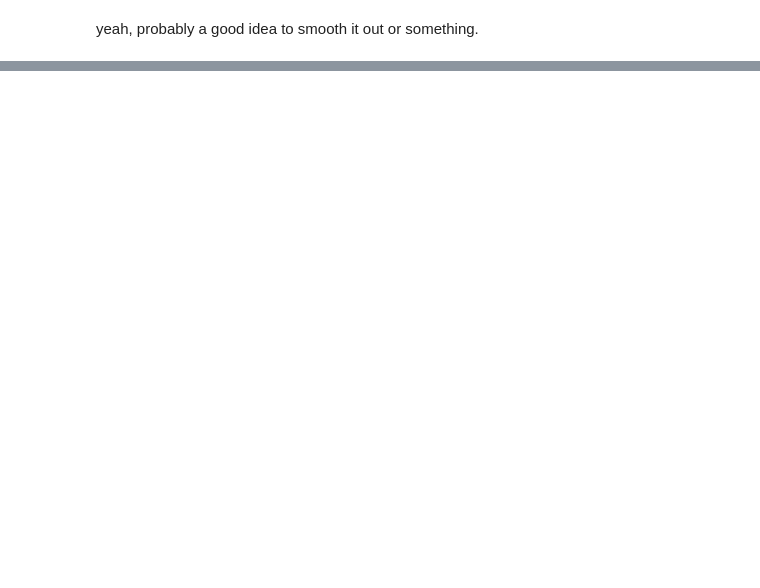
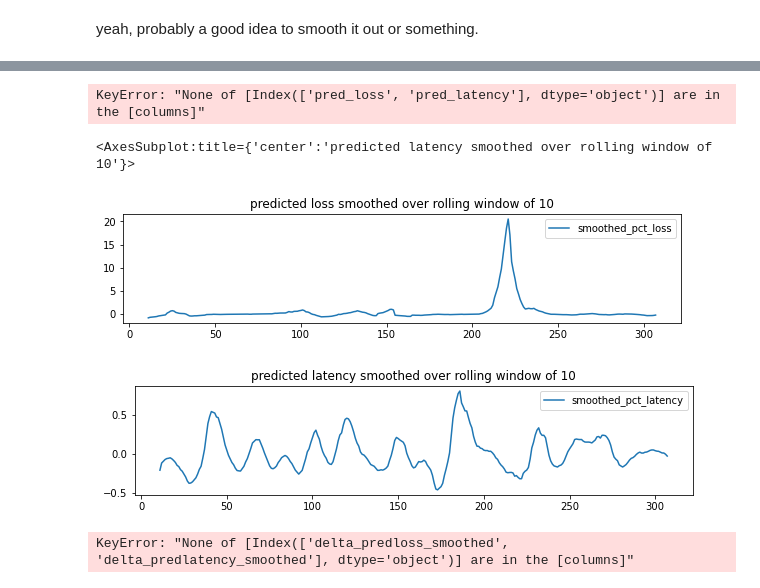
Before and after one commit to LauraDiao/Anomaly_Detectives, a Jupyter notebook: wk6.ipynb, the cells around one changed output, grey strips where cells are left out. Cells and saved outputs as stored; diff of their text form; code cells hidden in the pictures; blank space fills up the shorter version.

```diff
--- a/wk6.ipynb
+++ b/wk6.ipynb
@@ -198,0 +215,22 @@ yeah, probably a good idea to smooth it out or something.
+# %%
+df[['loss_pct', 'latency_pct']] = df[['pred_loss', 'pred_latency']].pct_change(10)
+df[['loss_pct', 'latency_pct']].plot()
+# %% [output]
+KeyError: "None of [Index(['pred_loss', 'pred_latency'], dtype='object')] are in the [columns]"
+# %%
+windowsize = 10
+tempdf = df[['loss', 'pred_loss', 'latency', 'pred_latency']]
+tempdf['smoothed_pred_loss'] = tempdf['pred_loss'].rolling(windowsize,min_periods=1).mean()
+tempdf['smoothed_pred_latency'] = tempdf['pred_latency'].rolling(windowsize,min_periods=1).mean()
+tempdf['smoothed_pct_loss'] = tempdf['smoothed_pred_loss'].pct_change(10)
+tempdf['smoothed_pct_latency'] = tempdf['smoothed_pred_latency'].pct_change(10)
+tempdf[['smoothed_pct_loss']].plot(title=f'predicted loss smoothed over rolling window of {windowsize}', figsize=(10,2))
+tempdf[['smoothed_pct_latency']].plot(title=f'predicted latency smoothed over rolling window of {windowsize}', figsize=(10,2))
+# %% [output]
+<AxesSubplot:title={'center':'predicted latency smoothed over rolling window of 10'}>
+[figure, added]
+[figure, added]
+# %%
+df[['delta_predloss_smoothed','delta_predlatency_smoothed']].pct_change()
+# %% [output]
+KeyError: "None of [Index(['delta_predloss_smoothed', 'delta_predlatency_smoothed'], dtype='object')] are in the [columns]"
```
Also changed, not shown: parts of 21 cells of this notebook, 1 other file.
